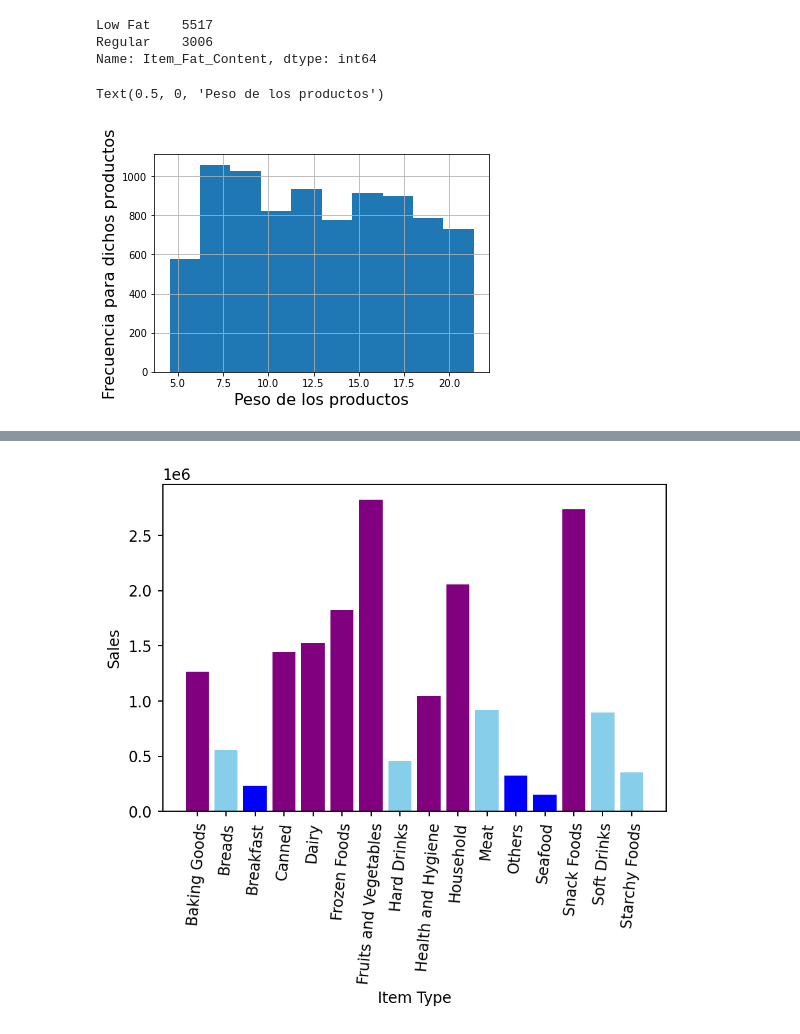
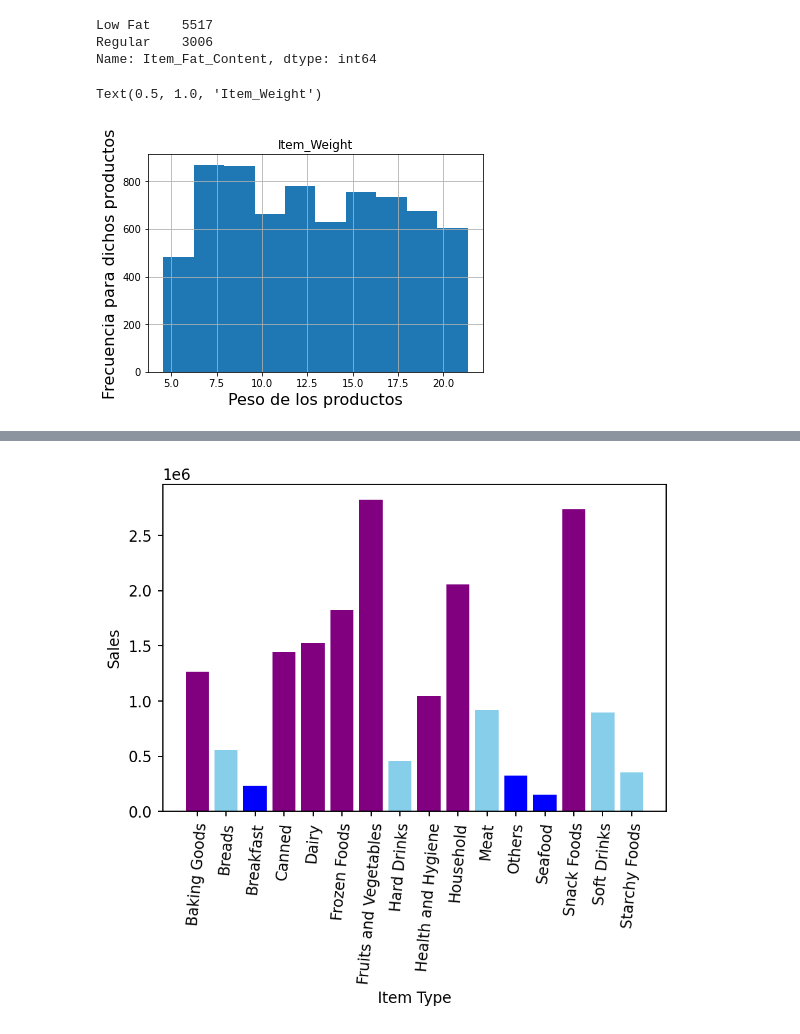
Before and after one commit to Betancur1991/Sales-Predictions, a Jupyter notebook: Sales_predictions.ipynb, the cells around one changed output, grey strips where cells are left out. Cells and saved outputs as stored; diff of their text form; code cells hidden in the pictures.

```diff
--- a/Sales_predictions.ipynb
+++ b/Sales_predictions.ipynb
@@ -83,5 +82,3 @@ Text(0.5, 0, 'Productos')
 [figure]
 # %% [markdown]
 5) Decidan cómo abordar los valores faltantes y cómo hacerlo. (Esto requiere sus criterios, así que expliquen su elección).
-# %%
-df['Item_Weight']=df.loc[ : ,'Item_Weight'].fillna(method='ffill')
@@ -142,7 +155,8 @@ Name: Item_Fat_Content, dtype: int64
 # %%
 df['Item_Weight'].hist()
 plt.ylabel('Frecuencia para dichos productos',fontsize = 16)
 plt.xlabel('Peso de los productos', fontsize = 16)
+plt.title('Item_Weight')
 # %% [output]
-Text(0.5, 0, 'Peso de los productos')
+Text(0.5, 1.0, 'Item_Weight')
-[figure, old version]
+[figure, new version]
```
Also changed, not shown: parts of 30 cells of this notebook.
